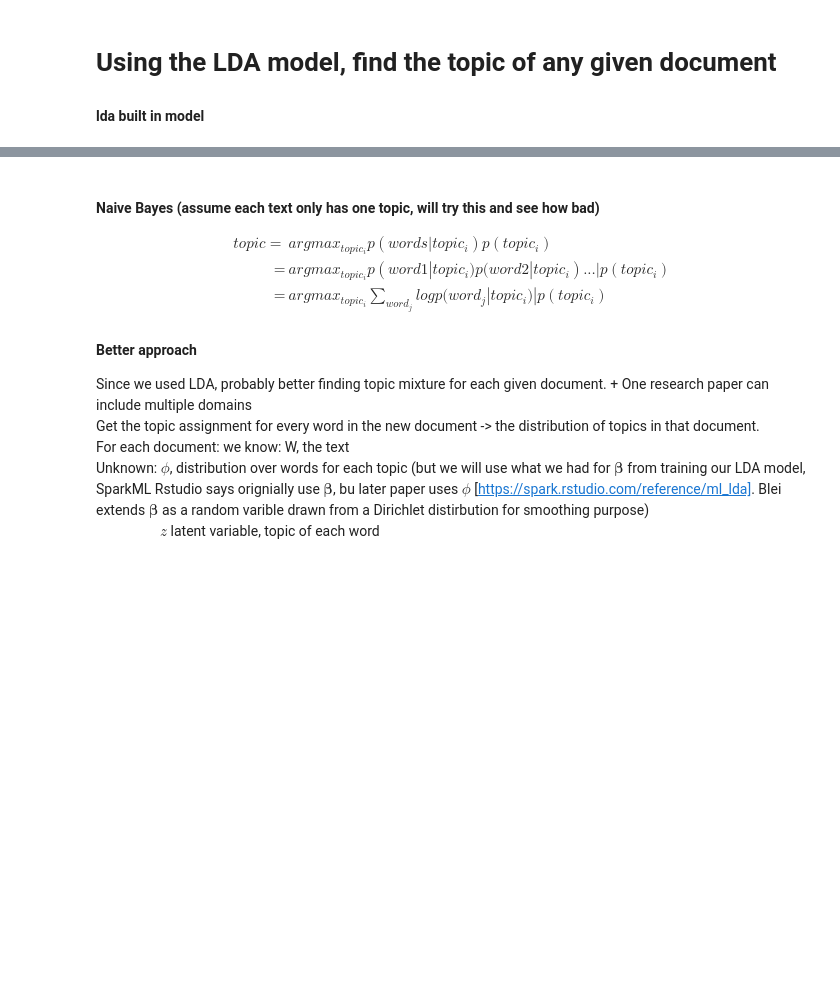
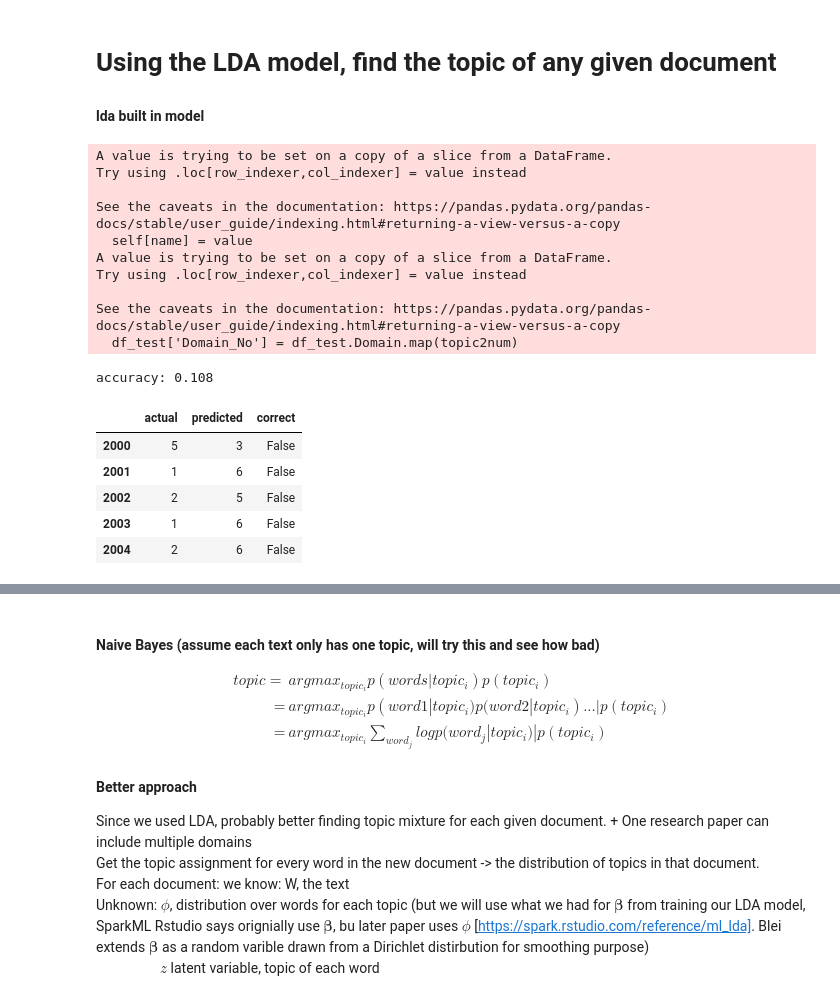
Before and after one commit to clarissaache/DocumentClassifier, a Jupyter notebook: lda.ipynb, the cells around one changed output, grey strips where cells are left out. Cells and saved outputs as stored; diff of their text form; code cells hidden in the pictures; blank space fills up the shorter version.

```diff
--- a/lda.ipynb
+++ b/lda.ipynb
@@ -317,42 +317,60 @@ plt.show()
 #### lda built in model
 # %%
 # test on 2000-2500 rows from the real data
-# step1:  given an abstract/text, tokenize, find biargram, remove popular words
+# step1:  given an abstract/text, tokenize, find biargram, remove popular words, turn it into a bag of words
 def prepare_text(text_list,BOW=False):
     tokenized = list(map(lambda text_i:nltk.word_tokenize(re.sub(r'[^A-Za-z\s]','',text_i.lower())),text_list))
     text_uncategorized = prepare_token(tokenized)
     # map corpus to a bag of words, lda doc2idx ignore unknown words
     corpus_uncategorized  = list(map(word2id.doc2bow,text_uncategorized))
     if BOW:
         corpus_uncategorized  = list(map(lambda document: np.array(word2id.doc2bow(document)),text_uncategorized))
     else:
         corpus_uncategorized  = list(map(lambda document: np.array(word2id.doc2idx(document)),text_uncategorized))
         corpus_uncategorized = list(map(lambda document: document[document>=0],corpus_uncategorized))
     return corpus_uncategorized
 
-#infer topic distribution
+#step2: infer topic distribution
 def get_weight_each_topic(i,t_predict):
     find = t_predict[list(map(lambda topic: i in topic, t_predict))]
     if len(find)==0:
         return 0.0
     else:
         return find[0][1]
 
 def get_topic_dist(model,text):
     t_predict = np.array(model[text])
     topic_dist_d = list(map(lambda i:get_weight_each_topic(i,t_predict),range(7)))
     return topic_dist_d
 
 df_test = df_paper_raw[2000:2500]
-topic2num = {"CS": 0, "Civil":1, "MAE":2, "ECE":3, "Psychology":4, "Biochemistry":5,"Medical":6}
+topic2num = {"CS": 0, "Civil":1, "MAE":2, "ECE":3, "Psychology":4, "biochemistry":5,"Medical":6}
+df_test.Domain = df_test.Domain.str.replace(r'\s','')
 df_test['Domain_No'] = df_test.Domain.map(topic2num)
-# print(df_test.head())
-# corpus_uncategorized = prepare_text(text_list)
-
-# topic_weight_matrix = list(map(lambda text_i:get_topic_dist(lda_model,text_i),corpus_uncategorized))
-# dominant_topic = np.argmax(topic_weight_matrix,axis=1)
-# predict_compare = pd.DataFrame({"actual":df_test.Domain_No,"predicted":dominant_topic})
-# predict_compare["correct"] = np.equal(predict_compare.actual,predict_compare.predicted)
-# accuracy = np.sum(predict_compare['correct'])/len(predict_compare)
-# print(accuracy)
-# predict_compare.head()
+corpus_uncategorized = prepare_text(df_test.Abstract,BOW=True)
+# corpus_uncategorized[1]
+topic_weight_matrix = list(map(lambda text_i:get_topic_dist(lda_model,text_i),corpus_uncategorized))
+dominant_topic = np.argmax(topic_weight_matrix,axis=1)
+predict_compare = pd.DataFrame({"actual":df_test.Domain_No,"predicted":dominant_topic})
+predict_compare["correct"] = np.equal(predict_compare.actual,predict_compare.predicted)
+accuracy = np.sum(predict_compare['correct'])/len(predict_compare)
+print("accuracy:", accuracy)
+predict_compare.head()
+# %% [output]
+A value is trying to be set on a copy of a slice from a DataFrame.
+Try using .loc[row_indexer,col_indexer] = value instead
+
+See the caveats in the documentation: https://pandas.pydata.org/pandas-docs/stable/user_guide/indexing.html#returning-a-view-versus-a-copy
+  self[name] = value
+A value is trying to be set on a copy of a slice from a DataFrame.
+Try using .loc[row_indexer,col_indexer] = value instead
+
+See the caveats in the documentation: https://pandas.pydata.org/pandas-docs/stable/user_guide/indexing.html#returning-a-view-versus-a-copy
+  df_test['Domain_No'] = df_test.Domain.map(topic2num)
+accuracy: 0.108
+|  | actual | predicted | correct |
+| 2000 | 5 | 3 | False |
+| 2001 | 1 | 6 | False |
+| 2002 | 2 | 5 | False |
+| 2003 | 1 | 6 | False |
+| 2004 | 2 | 6 | False |
```
Also changed, not shown: parts of 2 cells of this notebook, 1 other file.
